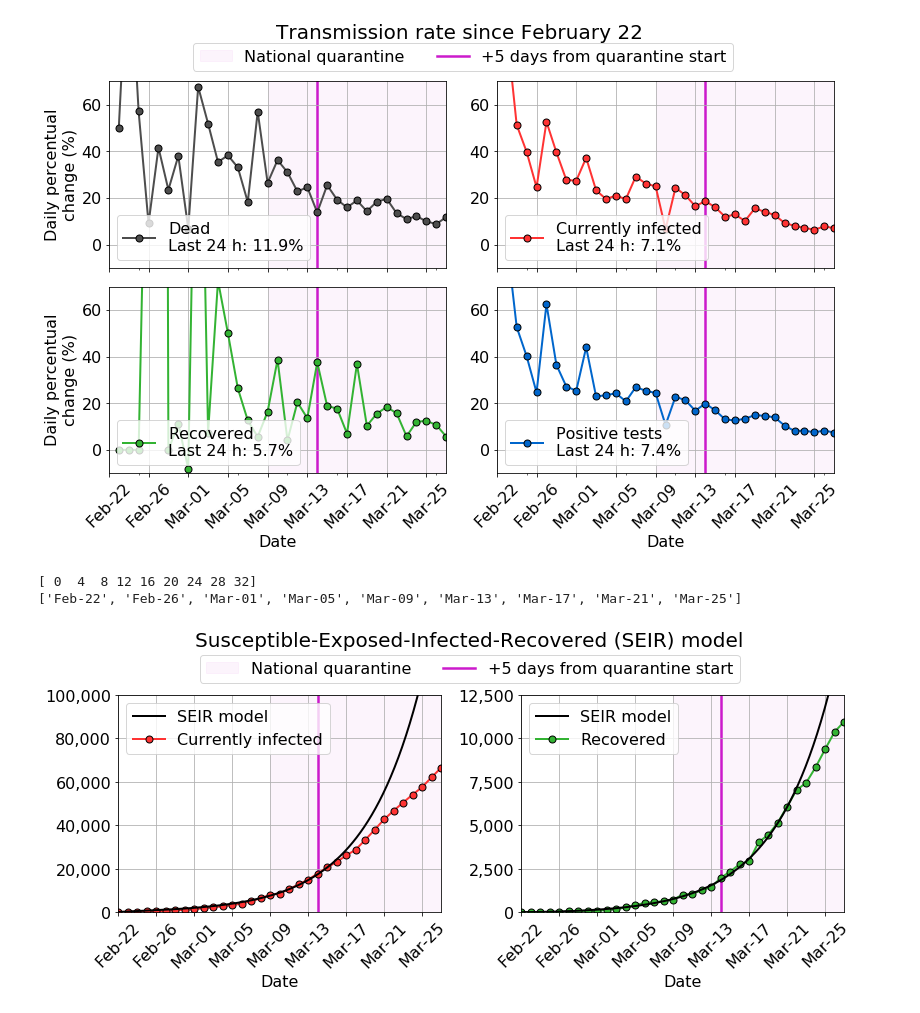
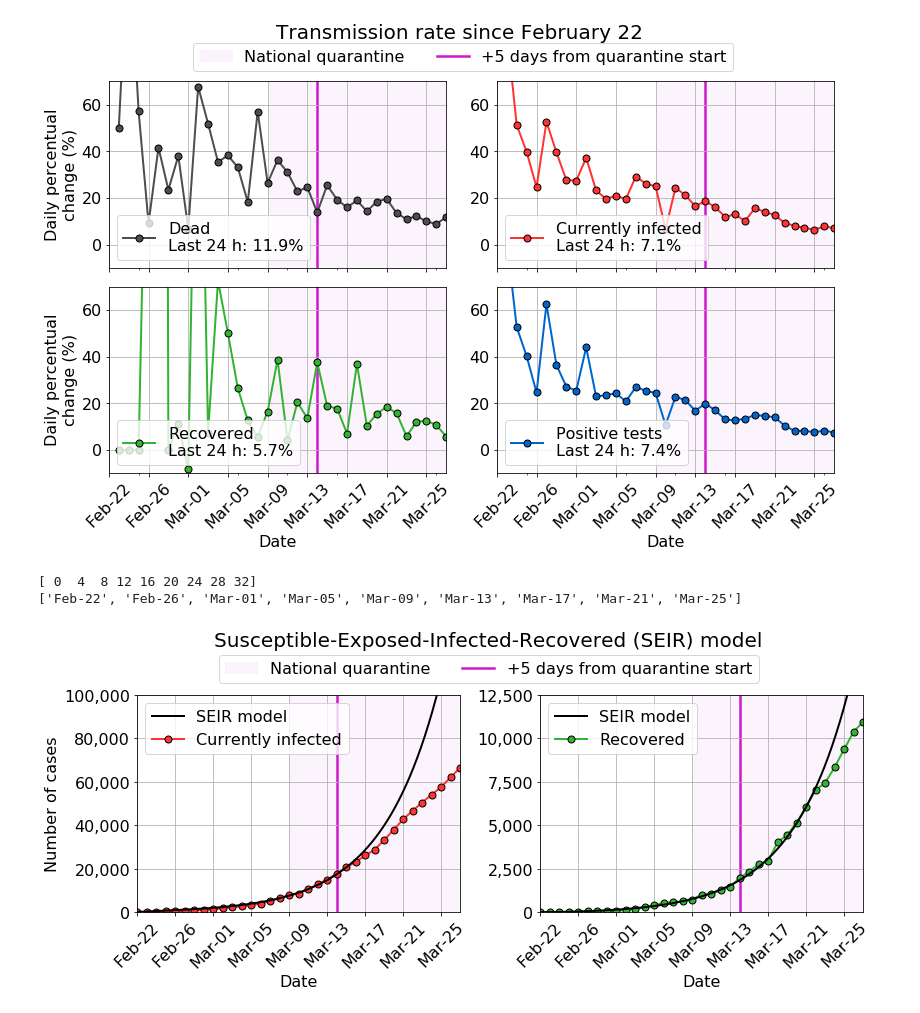
Before and after one commit to cebasfu93/Coronavirus, a Jupyter notebook: SEIR.ipynb, the cells around one changed output. Drawn from its saved outputs; the diff is of its cells as text; code cells hidden in the pictures.

```diff
--- a/SEIR.ipynb
+++ b/SEIR.ipynb
@@ -191,7 +203,7 @@ colors = [(1.0, 0.2, 0.2), #Infected
           (0.3, 0.3, 0.3), #Dead
           (0.2, 0.7, 0.2), #Recovered
           (0.0, 0.4, 0.8)] #Total
-c_span = (0.9, 0.6, 0.9)
+c_span = (0.8, 0.5, 0.8)
 c_5 = (0.8, 0.1, 0.8)
 xticks = [t for t in covid.index if ((t.day-29)%5 == 0 and t.month == 2) or ((t.day)%5 == 0 and t.month != 2)]
 xticklabels = [t.strftime('%b-%d') for t in xticks]
@@ -286,32 +298,33 @@ print(dateticks)
 
 fig, axs = plt.subplots(figsize=(13,4), ncols=2, nrows=1, gridspec_kw={'wspace': 0.25})
 fig.suptitle('Susceptible-Exposed-Infected-Recovered (SEIR) model\n', fontsize=Z+4, y=1.1)
+axs[0].set_ylabel("Number of cases", fontsize=Z)
 axs[0].plot(smooth_times, infected*10**6, label="SEIR model", lw=2, c='k', zorder=3)
 axs[0].errorbar(range(len(covid.index)), covid['Infected'], label="Currently infected", color=colors[0], fmt='o-', markersize=7, linewidth=2, markeredgecolor='k', markeredgewidth=1, zorder=2)
 axs[1].plot(smooth_times, recovered*10**6, label="SEIR model", lw=2, c='k', zorder=3)
 axs[1].errorbar(range(len(covid.index)), covid['Recovered'], label="Recovered", color=colors[2], fmt='o-', markersize=7, linewidth=2, markeredgecolor='k', markeredgewidth=1, zorder=2)
 
 axs[0].set_ylim(0, top_cases)
 axs[0].set_yticks(np.linspace(0, top_cases, 6))
 axs[1].set_ylim(0, top_cases//8)
 axs[1].set_yticks(np.linspace(0, top_cases//8, 6))
 for ax in axs.flatten():
     quarspan = ax.axvspan(xmin=int(np.where(covid.index==xquarini)[0]), xmax=len(covid)-1, color=c_span, alpha=0.1, zorder=0)
     quar = ax.axvline(int(np.where(covid.index==xplus5)[0]), c=c_5, lw=2.5, zorder=1)
     ax.set_xticks(days)
     ax.set_xticklabels(dateticks, rotation=45)
     ax.get_yaxis().set_major_formatter(mpl.ticker.FuncFormatter(lambda x, p: format(int(x), ',')))
     ax.set_xlim(0,max(smooth_times))
     ax.grid()
     ax.tick_params(labelsize=Z)
     ax.set_xlabel("Date", fontsize=Z)
     legend1 = plt.legend([quarspan, quar], ['National quarantine', '+5 days from quarantine start'], loc='upper center', bbox_to_anchor=(-0.16,1.22), fontsize=Z, ncol=2)
     ax.legend(fontsize=Z, loc='upper left')
 plt.gca().add_artist(legend1)
 plt.savefig("SEIR.png", dpi=300, format='png', bbox_inches='tight')
 plt.show()
 plt.close()
 # %% [output]
 [ 0  4  8 12 16 20 24 28 32]
 ['Feb-22', 'Feb-26', 'Mar-01', 'Mar-05', 'Mar-09', 'Mar-13', 'Mar-17', 'Mar-21', 'Mar-25']
-[figure, old version]
+[figure, new version]
```
Also changed, not shown: parts of 2 cells of this notebook.
